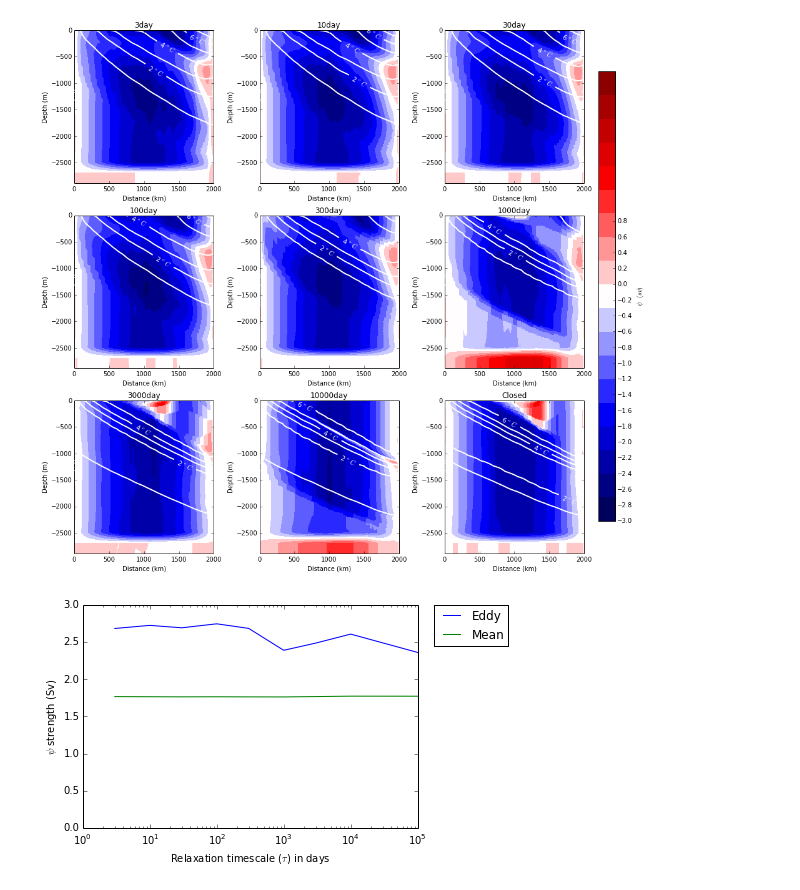
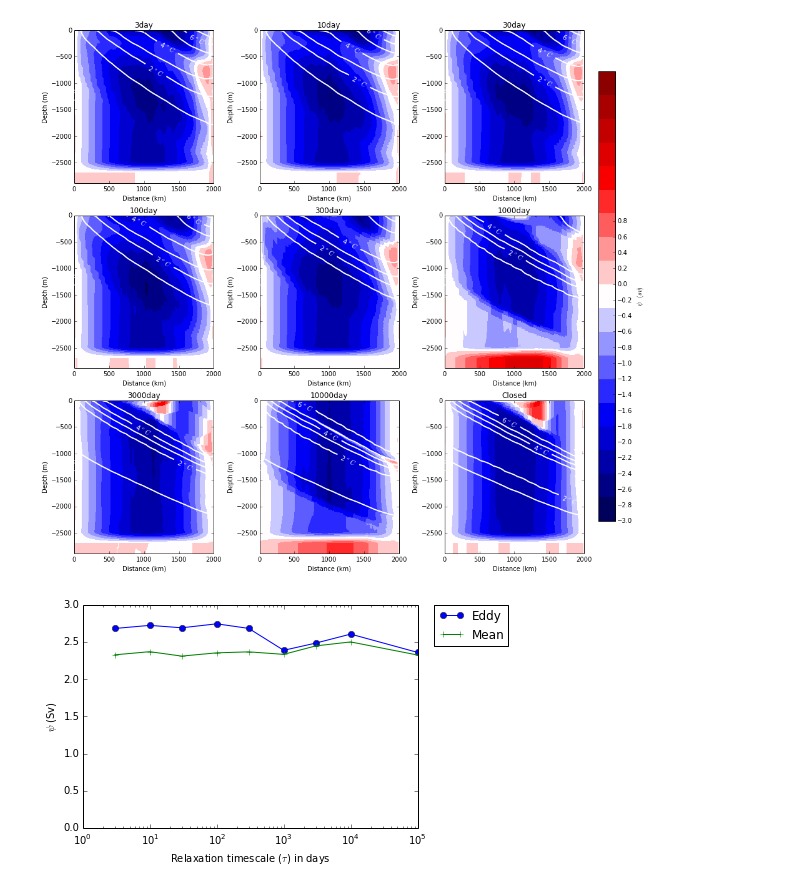
Before and after one commit to hlburns/Notebooks, a Jupyter notebook: Plotters/RMOCremapanel.ipynb, the cells around one changed output. Drawn from its saved outputs; the diff is of its cells as text; code cells hidden in the pictures.

```diff
--- a/Plotters/RMOCremapanel.ipynb
+++ b/Plotters/RMOCremapanel.ipynb
@@ -158,7 +158,7 @@ for i in range(len(Runs)):
     psi4 = np.pad(psi3, pad_width=npad, mode='constant', constant_values=0)
     Psi=psi  #Convert to Sv
     Psi2=psi4/10**6
-    MOC.append(np.nanmean(Psi2[3:-2,50:-50]))
+    MOC.append(np.nanmax(Psi2[3:-2,50:-50]))
     Psi=numba_regrid(Psi)
     Psi2=numba_regrid(Psi2)
     #Remap Part
@@ -213,7 +213,7 @@ for i in range(len(Runs)):
          ax = fig.add_subplot(2, 2, i+1)
     else:
          ax = fig.add_subplot(3, 3, i+1)
-    #Psimap[Psimap>1.5]=1.5 #Force scale
+    Psimap[Psimap>1.5]=1.5 #Force scale
     Q2_levs = (np.arange(0,8,1))
     if VAR=='K':
         p=ax.contourf(Yc/1000,Zexp,K,K_levs,Psi_cmap=plt.cm.jet)
@@ -250,14 +250,14 @@ else:
 [figure]
 # %%
 tau[8]=100000
-plt.plot(tau,abs(np.array(EDDY)),label='Eddy')
-plt.plot(tau,abs(np.array(MOC)),label='Mean')
+plt.plot(tau,abs(np.array(EDDY)),label='Eddy',marker='o')
+plt.plot(tau,abs(np.array(MOC)),label='Mean',marker='+')
 #plt.plot(tau,abs(np.array(AAIW)),label='AAIW')
 plt.xscale('log')
 plt.xlabel(r'Relaxation timescale ($\tau$) in days')
-plt.ylabel(r'$\psi$ strength (Sv)')
+plt.ylabel(r'$\psi$ (Sv)')
 ylim(0,3)
 lgd=plt.legend(bbox_to_anchor=(1.05, 1), loc=2, borderaxespad=0.)
 tau[8]='Closed'
 # %% [output]
-[figure, old version]
+[figure, new version]
```
Also changed, not shown: parts of 1 cell of this notebook, 7 other files.
